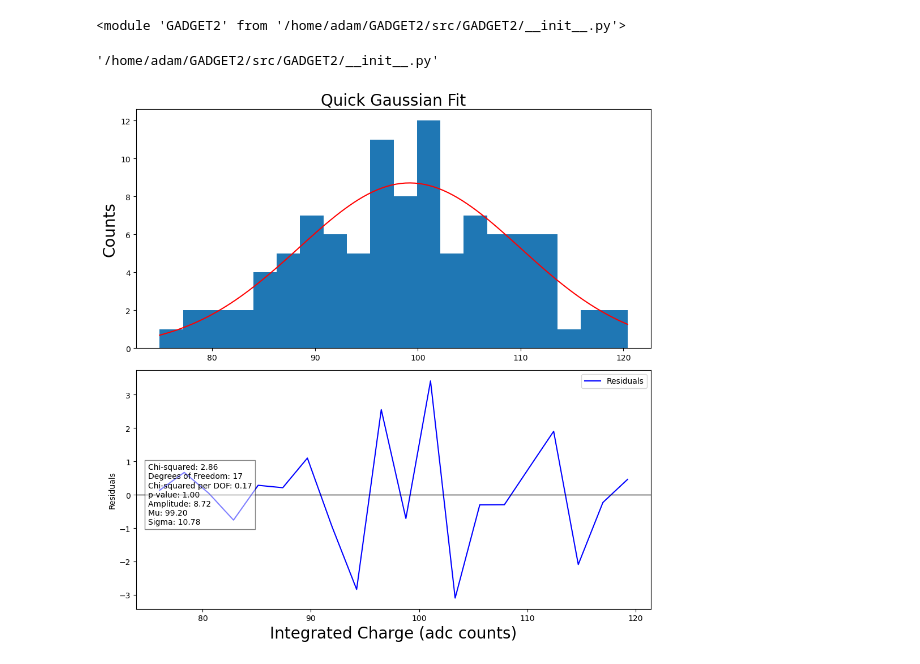
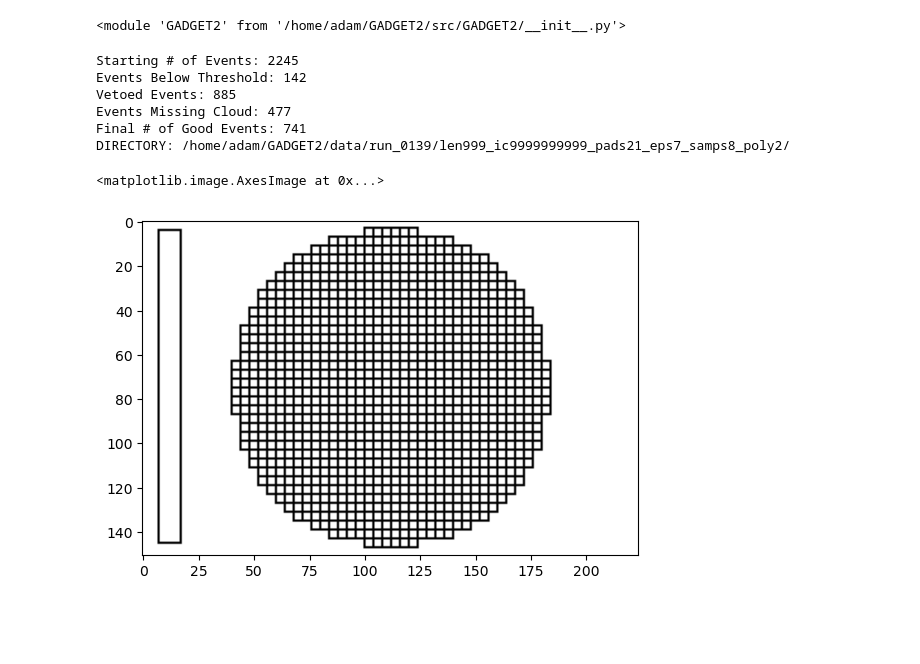
Before and after one commit to Jaros24/GADGET2, a Jupyter notebook: testing.ipynb, the cells around one changed output. Saved outputs shown, nothing was run; the diff lists cells and outputs as text; code cells hidden in the pictures; blank space fills up the shorter version.

```diff
--- a/testing.ipynb
+++ b/testing.ipynb
@@ -10,14 +10,12 @@ import importlib
 importlib.reload(GADGET2)
 # %% [output]
 <module 'GADGET2' from '/home/adam/GADGET2/src/GADGET2/__init__.py'>
-# %%
-dir(GADGET2)
-GADGET2.__file__
-# %% [output]
-'/home/adam/GADGET2/src/GADGET2/__init__.py'
-# %%
-x = np.random.normal(100, 10, 100)
-
-GADGET2.EnergySpectrum.quick_fit_gaussian(x)
-# %% [output]
-[figure, removed]
+# %%
+GADGET2.GenerateFiles.generate_files(139, ic=9999999999, length=999, overwrite=True)
+# %% [output]
+Starting # of Events: 2245
+Events Below Threshold: 142
+Vetoed Events: 885
+Events Missing Cloud: 477
+Final # of Good Events: 741
+DIRECTORY: /home/adam/GADGET2/data/run_0139/len999_ic9999999999_pads21_eps7_samps8_poly2/
@@ -23,0 +24,5 @@ GADGET2.EnergySpectrum.quick_fit_gaussian(x)
+# %%
+plt.imshow(GADGET2.ImagesCNN.make_grid())
+# %% [output]
+<matplotlib.image.AxesImage at 0x...>
+[figure, added]
```
Also changed, not shown: parts of 2 cells of this notebook, 16 other files.
